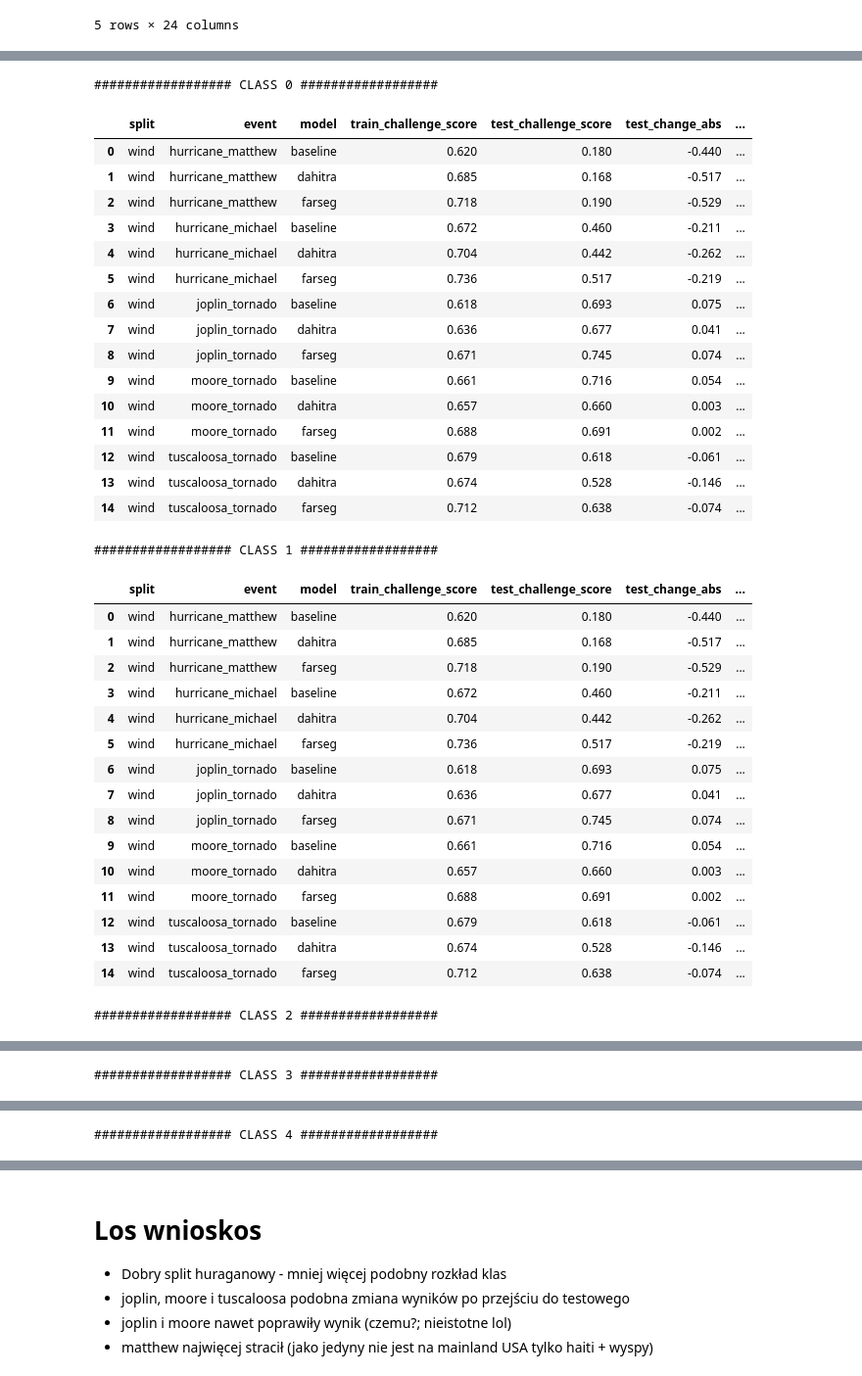
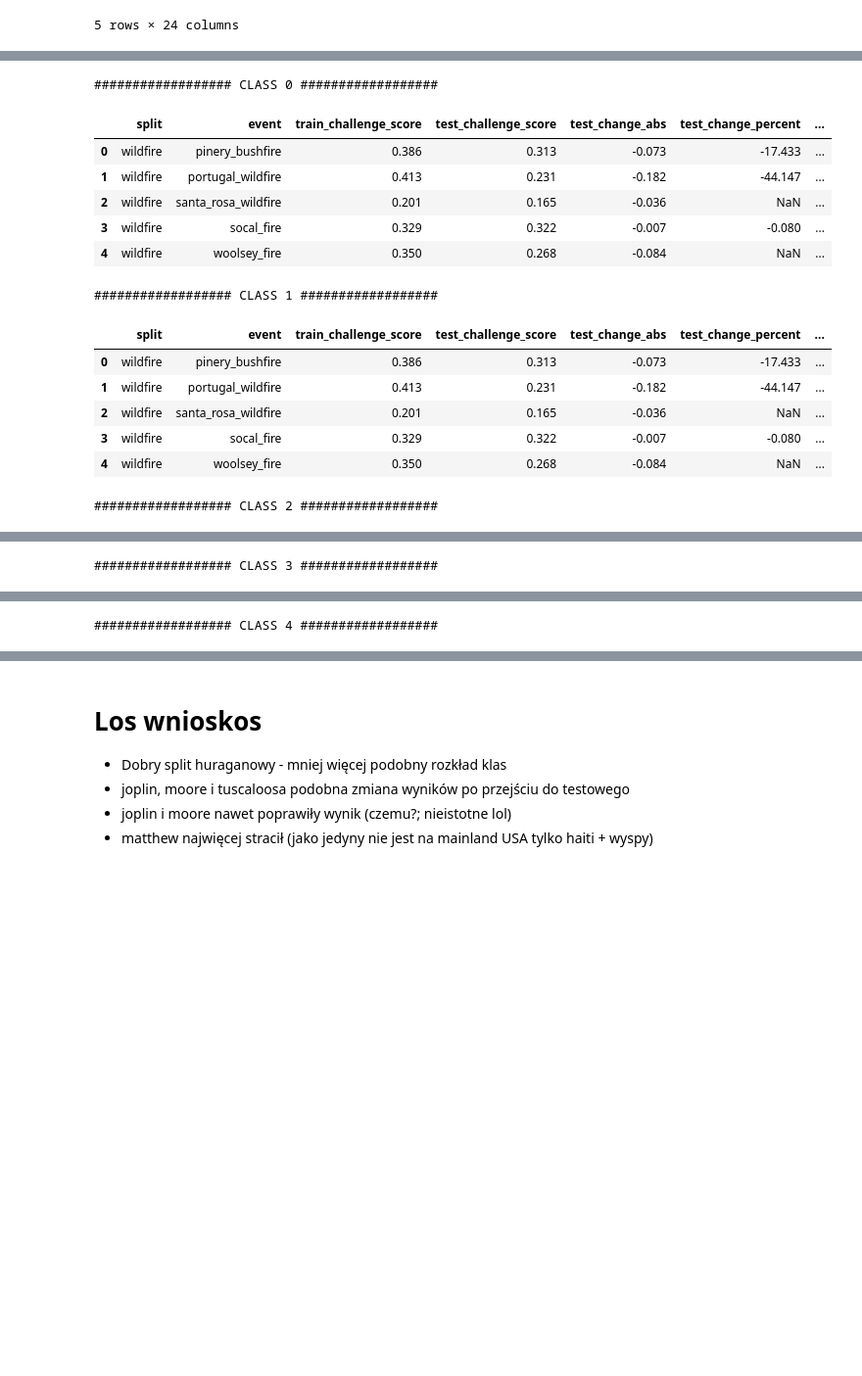
Before and after one commit to SNURTEL/building-damage-assessment, a Jupyter notebook: notebooks/results_split.ipynb, the cells around one changed output, grey strips where cells are left out. Shown at 98% size. Cells and saved outputs as stored; diff of their text form; code cells hidden in the pictures; blank space fills up the shorter version.

```diff
--- a/notebooks/results_split.ipynb
+++ b/notebooks/results_split.ipynb
@@ -92,7 +92,7 @@ for split, event, model, best_score, best_score_epoch in fixes_multi_epoch:
     split_msl_df.at[(split, event, model), "best_challenge_score_target"] = best_score
     split_msl_df.at[(split, event, model), "best_challenge_score_target_epoch"] = best_score_epoch
 
-# split_msl_df.insert(4, "best_challenge_score_computed", 0.3 * split_msl_df["f1_loc_target"] + 0.7 * 5 / sum([1 / split_msl_df[f"f1_target_{i}"] for i in range(5)]))
+split_msl_df.insert(4, "best_challenge_score_computed", 0.3 * split_msl_df["f1_loc_target"] + 0.7 * 5 / sum([1 / split_msl_df[f"f1_target_{i}"] for i in range(5)]))
 
 split_msl_df = split_msl_df.add_prefix("msl_")
 split_msl_df
@@ -163,9 +163,10 @@ df.insert(
     .astype(str)
     + "%",
 )
-df["msl_challenge_score_overall"] = cat["msl_best_challenge_score_target"].combine_first(
-    cat["msl_challenge_score_target"]
-)
+# df["msl_challenge_score_overall"] = cat["msl_best_challenge_score_target"].combine_first(
+#     cat["msl_challenge_score_target"]
+# )
+df["msl_challenge_score_overall"] = cat["msl_best_challenge_score_computed"]
 df.insert(
     4,
     "msl_change",
@@ -198,6 +199,7 @@ def compute_challenge_score(row, n_classes: int = 5):
         5,
     )
 
+df =  df.drop(index=("wildfire", "socal_fire", "baseline"), axis=0)
 
 df
 # %% [output]
@@ -304,68 +289,47 @@ for i in range(0, 5):
     query = f"""
     SELECT
         split,
         event,
-        model,
         ROUND(MEAN(train_challenge_score_safe), 3) "train_challenge_score",
         ROUND(MEAN(test_challenge_score_safe), 3) "test_challenge_score",
         ROUND(MEAN(test_challenge_score_safe - train_challenge_score_safe), 3) "test_change_abs",
         ROUND(MEAN(test_change[0:-2]::double), 3) "test_change_percent",
         ROUND(MEAN(msl_challenge_score_overall), 3) "msl_challenge_score",
         ROUND(MEAN(msl_challenge_score_overall - test_challenge_score_safe), 3) "msl_change_abs",
         ROUND(MEAN(msl_change[0:-2]::double), 3) "msl_change_percent",
         -- ROUND(MEAN(msl_f1_loc_target - test_f1_loc_safe), 3) "f1_loc_change_abs",
         -- ROUND(MEAN((msl_f1_loc_target - test_f1_loc_safe) * 100 / test_f1_loc_safe), 3) "f1_loc_change_percent",
         ROUND(MEAN(train_f1_{i}_safe), 3) "f1_{i}_train",
         ROUND(MEAN(test_f1_{i}_safe), 3) "f1_{i}_test",
         ROUND(MEAN(test_f1_{i}_safe - train_f1_{i}_safe), 3) "test_f1_{i}_change_abs",
         ROUND(MEAN((test_f1_{i}_safe - train_f1_{i}_safe) * 100 / train_f1_{i}_safe), 3) "test_f1_{i}_change_percent",
         ROUND(MEAN(msl_f1_target_{i}), 3) "f1_{i}_msl",
         ROUND(MEAN(msl_f1_target_{i} - test_f1_{i}_safe), 3) "msl_f1_{i}_change_abs",
         ROUND(MEAN((msl_f1_target_{i} - test_f1_{i}_safe) * 100 / test_f1_{i}_safe), 3) "msl_f1_{i}_change_percent"
     FROM _df
-    WHERE split LIKE 'wind'
-    GROUP BY split, event, model
-    ORDER BY split, event, model
+    WHERE split LIKE 'wildfire'
+    GROUP BY split, event
+    ORDER BY split, event
     -- ORDER BY test_challenge_score DESC,
     """
     res = duckdb.query(query).df()
     print(f"################## CLASS {i} ##################")
     display(HTML(res.to_html()))
 
     _res.append(res)
 # %% [output]
 ################## CLASS 0 ##################
-|  | split | event | model | train_challenge_score | test_challenge_score | test_change_abs | ... |
-| 0 | wind | hurricane_matthew | baseline | 0.620 | 0.180 | -0.440 | ... |
-| 1 | wind | hurricane_matthew | dahitra | 0.685 | 0.168 | -0.517 | ... |
-| 2 | wind | hurricane_matthew | farseg | 0.718 | 0.190 | -0.529 | ... |
-| 3 | wind | hurricane_michael | baseline | 0.672 | 0.460 | -0.211 | ... |
-| 4 | wind | hurricane_michael | dahitra | 0.704 | 0.442 | -0.262 | ... |
-| 5 | wind | hurricane_michael | farseg | 0.736 | 0.517 | -0.219 | ... |
-| 6 | wind | joplin_tornado | baseline | 0.618 | 0.693 | 0.075 | ... |
-| 7 | wind | joplin_tornado | dahitra | 0.636 | 0.677 | 0.041 | ... |
-| 8 | wind | joplin_tornado | farseg | 0.671 | 0.745 | 0.074 | ... |
-| 9 | wind | moore_tornado | baseline | 0.661 | 0.716 | 0.054 | ... |
-| 10 | wind | moore_tornado | dahitra | 0.657 | 0.660 | 0.003 | ... |
-| 11 | wind | moore_tornado | farseg | 0.688 | 0.691 | 0.002 | ... |
-| 12 | wind | tuscaloosa_tornado | baseline | 0.679 | 0.618 | -0.061 | ... |
-| 13 | wind | tuscaloosa_tornado | dahitra | 0.674 | 0.528 | -0.146 | ... |
-| 14 | wind | tuscaloosa_tornado | farseg | 0.712 | 0.638 | -0.074 | ... |
+|  | split | event | train_challenge_score | test_challenge_score | test_change_abs | test_change_percent | ... |
+| 0 | wildfire | pinery_bushfire | 0.386 | 0.313 | -0.073 | -17.433 | ... |
+| 1 | wildfire | portugal_wildfire | 0.413 | 0.231 | -0.182 | -44.147 | ... |
+| 2 | wildfire | santa_rosa_wildfire | 0.201 | 0.165 | -0.036 | NaN | ... |
+| 3 | wildfire | socal_fire | 0.329 | 0.322 | -0.007 | -0.080 | ... |
+| 4 | wildfire | woolsey_fire | 0.350 | 0.268 | -0.084 | NaN | ... |
 ################## CLASS 1 ##################
-|  | split | event | model | train_challenge_score | test_challenge_score | test_change_abs | ... |
-| 0 | wind | hurricane_matthew | baseline | 0.620 | 0.180 | -0.440 | ... |
-| 1 | wind | hurricane_matthew | dahitra | 0.685 | 0.168 | -0.517 | ... |
-| 2 | wind | hurricane_matthew | farseg | 0.718 | 0.190 | -0.529 | ... |
-| 3 | wind | hurricane_michael | baseline | 0.672 | 0.460 | -0.211 | ... |
-| 4 | wind | hurricane_michael | dahitra | 0.704 | 0.442 | -0.262 | ... |
-| 5 | wind | hurricane_michael | farseg | 0.736 | 0.517 | -0.219 | ... |
-| 6 | wind | joplin_tornado | baseline | 0.618 | 0.693 | 0.075 | ... |
-| 7 | wind | joplin_tornado | dahitra | 0.636 | 0.677 | 0.041 | ... |
-| 8 | wind | joplin_tornado | farseg | 0.671 | 0.745 | 0.074 | ... |
-| 9 | wind | moore_tornado | baseline | 0.661 | 0.716 | 0.054 | ... |
-| 10 | wind | moore_tornado | dahitra | 0.657 | 0.660 | 0.003 | ... |
-| 11 | wind | moore_tornado | farseg | 0.688 | 0.691 | 0.002 | ... |
-| 12 | wind | tuscaloosa_tornado | baseline | 0.679 | 0.618 | -0.061 | ... |
-| 13 | wind | tuscaloosa_tornado | dahitra | 0.674 | 0.528 | -0.146 | ... |
-| 14 | wind | tuscaloosa_tornado | farseg | 0.712 | 0.638 | -0.074 | ... |
+|  | split | event | train_challenge_score | test_challenge_score | test_change_abs | test_change_percent | ... |
+| 0 | wildfire | pinery_bushfire | 0.386 | 0.313 | -0.073 | -17.433 | ... |
+| 1 | wildfire | portugal_wildfire | 0.413 | 0.231 | -0.182 | -44.147 | ... |
+| 2 | wildfire | santa_rosa_wildfire | 0.201 | 0.165 | -0.036 | NaN | ... |
+| 3 | wildfire | socal_fire | 0.329 | 0.322 | -0.007 | -0.080 | ... |
+| 4 | wildfire | woolsey_fire | 0.350 | 0.268 | -0.084 | NaN | ... |
 ################## CLASS 2 ##################
```
Also changed, not shown: parts of 7 cells of this notebook, 19 other files.
